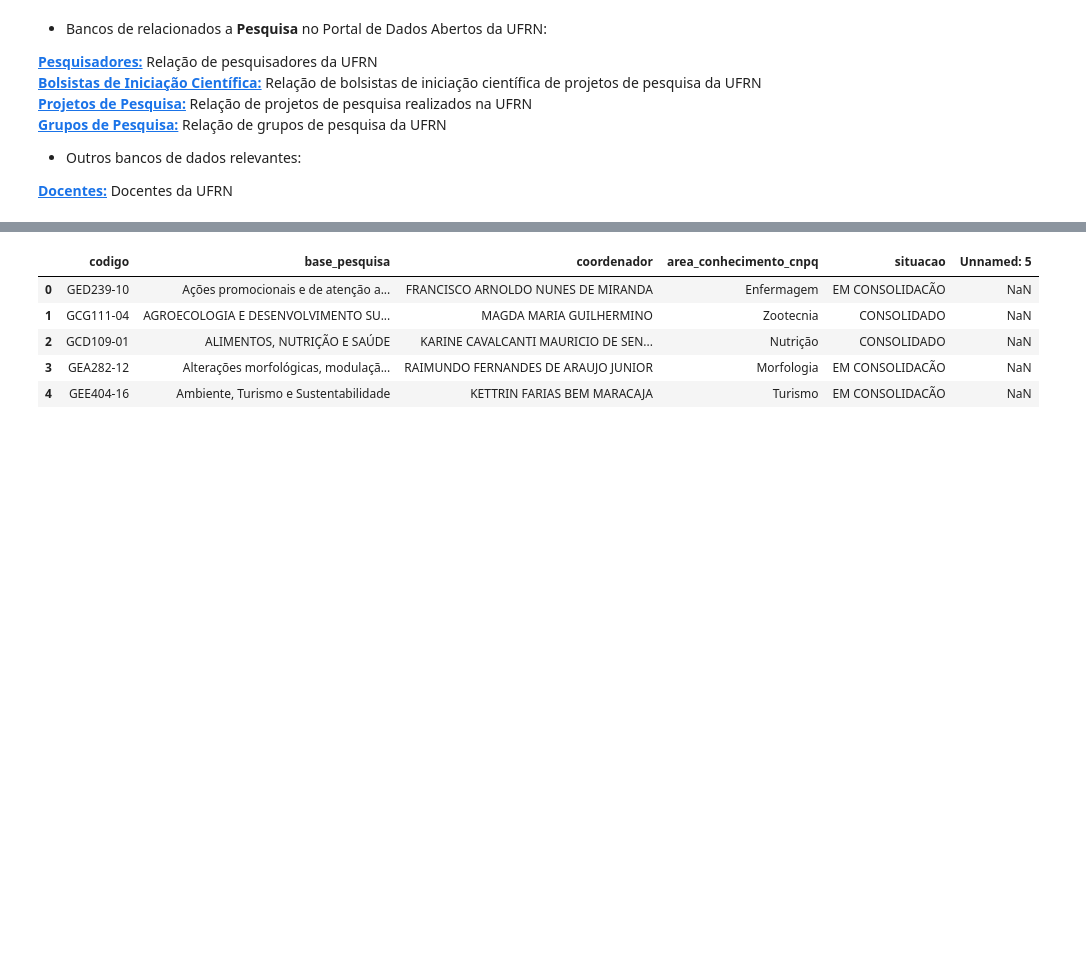
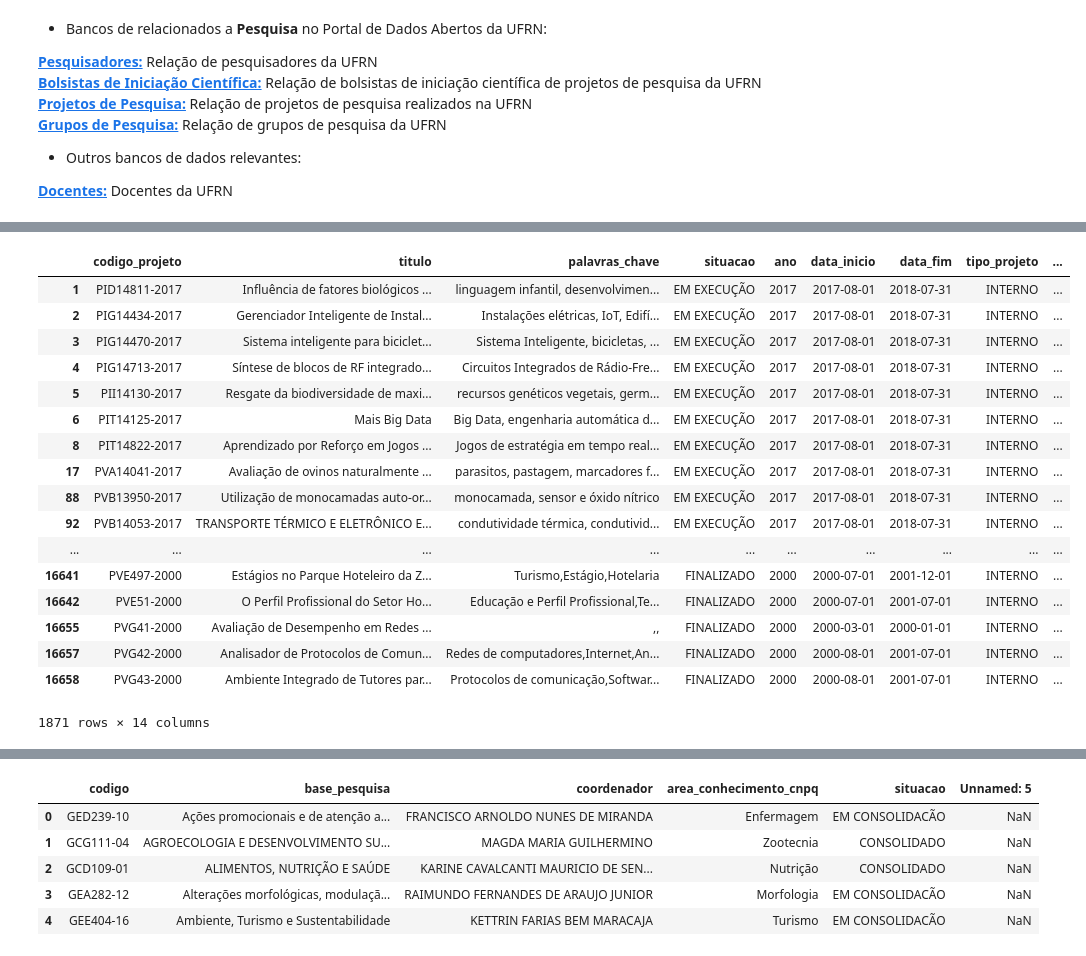
Before and after one commit to ycaroravel/UFRN-Analytics, a Jupyter notebook: Pesquisa.ipynb, the cells around one changed output, grey strips where cells are left out. Saved outputs shown, nothing was run; the diff lists cells and outputs as text; code cells hidden in the pictures; blank space fills up the shorter version.

```diff
--- a/Pesquisa.ipynb
+++ b/Pesquisa.ipynb
@@ -68,0 +80,21 @@ projetos.head()
+# %%
+projetos[(~projetos.grupo_pesquisa.isin(grupos.base_pesquisa))]
+# %% [output]
+|  | codigo_projeto | titulo | palavras_chave | situacao | ano | data_inicio | data_fim | tipo_projeto | ... |
+| 1 | PID14811-2017 | Influência de fatores biológicos ... | linguagem infantil, desenvolvimen... | EM EXECUÇÃO | 2017 | 2017-08-01 | 2018-07-31 | INTERNO | ... |
+| 2 | PIG14434-2017 | Gerenciador Inteligente de Instal... | Instalações elétricas, IoT, Edifí... | EM EXECUÇÃO | 2017 | 2017-08-01 | 2018-07-31 | INTERNO | ... |
+| 3 | PIG14470-2017 | Sistema inteligente para biciclet... | Sistema Inteligente, bicicletas, ... | EM EXECUÇÃO | 2017 | 2017-08-01 | 2018-07-31 | INTERNO | ... |
+| 4 | PIG14713-2017 | Síntese de blocos de RF integrado... | Circuitos Integrados de Rádio-Fre... | EM EXECUÇÃO | 2017 | 2017-08-01 | 2018-07-31 | INTERNO | ... |
+| 5 | PII14130-2017 | Resgate da biodiversidade de maxi... | recursos genéticos vegetais, germ... | EM EXECUÇÃO | 2017 | 2017-08-01 | 2018-07-31 | INTERNO | ... |
+| 6 | PIT14125-2017 | Mais Big Data | Big Data, engenharia automática d... | EM EXECUÇÃO | 2017 | 2017-08-01 | 2018-07-31 | INTERNO | ... |
+| 8 | PIT14822-2017 | Aprendizado por Reforço em Jogos ... | Jogos de estratégia em tempo real... | EM EXECUÇÃO | 2017 | 2017-08-01 | 2018-07-31 | INTERNO | ... |
+| 17 | PVA14041-2017 | Avaliação de ovinos naturalmente ... | parasitos, pastagem, marcadores f... | EM EXECUÇÃO | 2017 | 2017-08-01 | 2018-07-31 | INTERNO | ... |
+| 88 | PVB13950-2017 | Utilização de monocamadas auto-or... | monocamada, sensor e óxido nítrico | EM EXECUÇÃO | 2017 | 2017-08-01 | 2018-07-31 | INTERNO | ... |
+| 92 | PVB14053-2017 | TRANSPORTE TÉRMICO E ELETRÔNICO E... | condutividade térmica, condutivid... | EM EXECUÇÃO | 2017 | 2017-08-01 | 2018-07-31 | INTERNO | ... |
+| ... | ... | ... | ... | ... | ... | ... | ... | ... | ... |
+| 16641 | PVE497-2000 | Estágios no Parque Hoteleiro da Z... | Turismo,Estágio,Hotelaria | FINALIZADO | 2000 | 2000-07-01 | 2001-12-01 | INTERNO | ... |
+| 16642 | PVE51-2000 | O Perfil Profissional do Setor Ho... | Educação e Perfil Profissional,Te... | FINALIZADO | 2000 | 2000-07-01 | 2001-07-01 | INTERNO | ... |
+| 16655 | PVG41-2000 | Avaliação de Desempenho em Redes ... | ,, | FINALIZADO | 2000 | 2000-03-01 | 2000-01-01 | INTERNO | ... |
+| 16657 | PVG42-2000 | Analisador de Protocolos de Comun... | Redes de computadores,Internet,An... | FINALIZADO | 2000 | 2000-08-01 | 2001-07-01 | INTERNO | ... |
+| 16658 | PVG43-2000 | Ambiente Integrado de Tutores par... | Protocolos de comunicação,Softwar... | FINALIZADO | 2000 | 2000-08-01 | 2001-07-01 | INTERNO | ... |
+1871 rows × 14 columns
```
Also changed, not shown: parts of 5 cells of this notebook, 23 other files.
